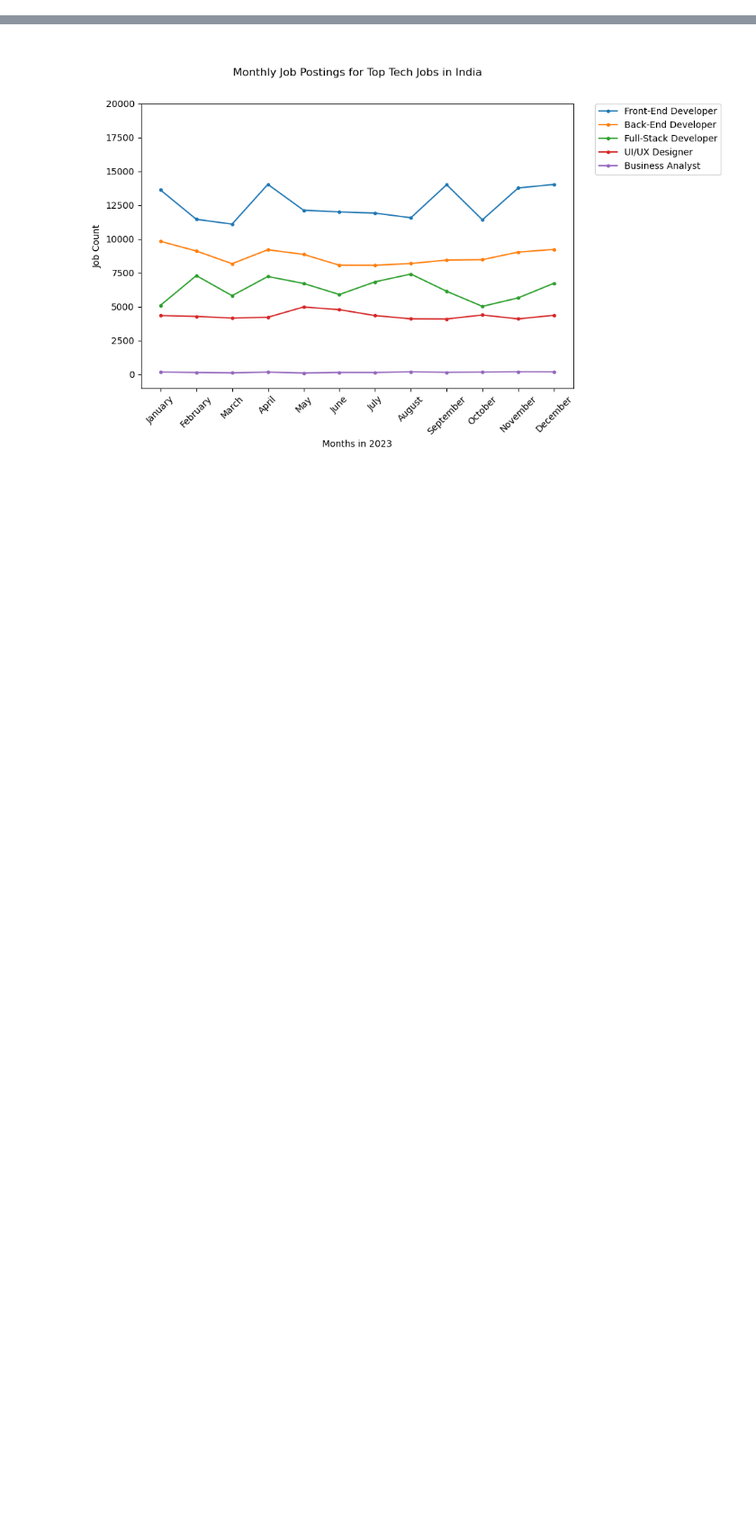
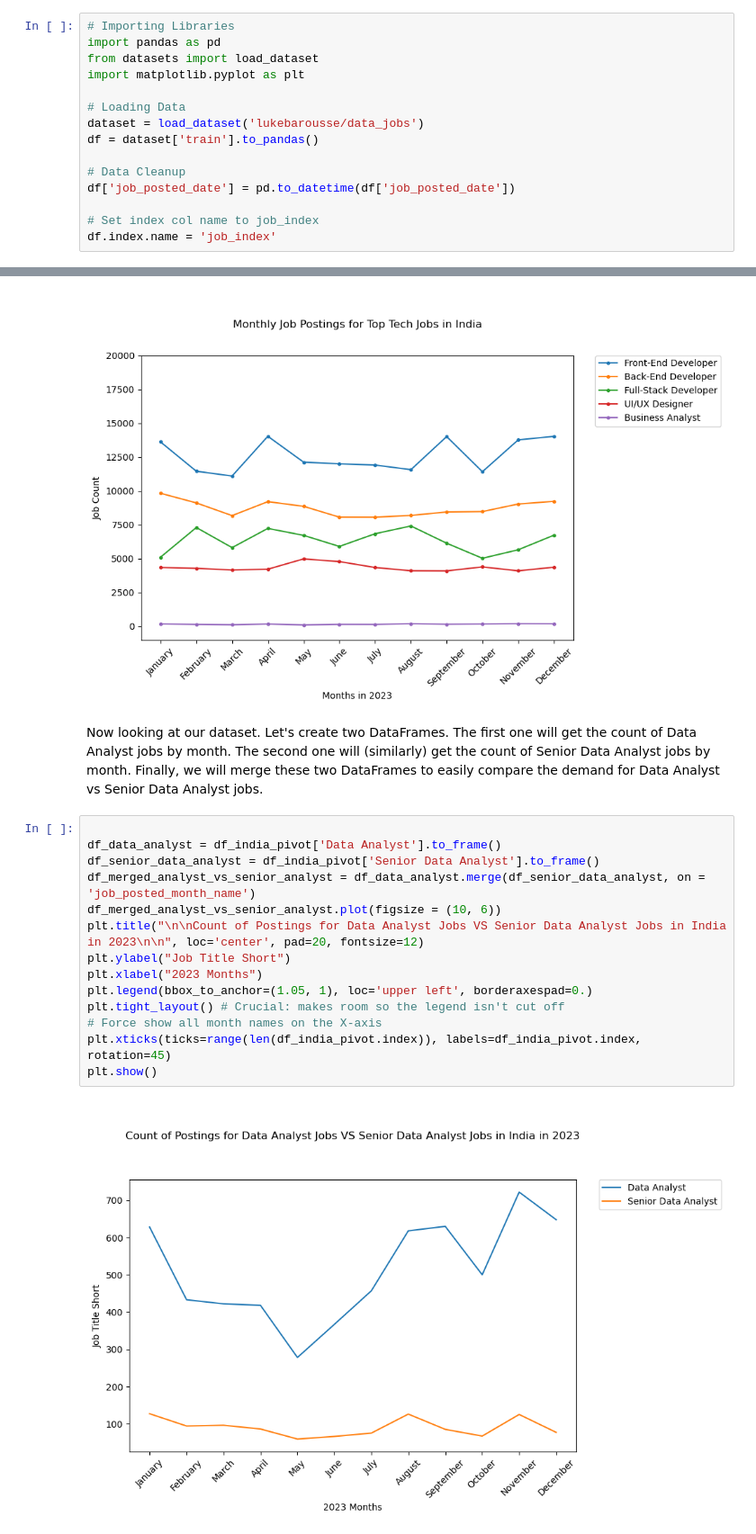
Before and after one commit to Sonu64/Data_Analytics, a Jupyter notebook: 02_Advanced/Pandas/merging.ipynb, the cells around one changed output, grey strips where cells are left out. Shown at 90% size. Cells and saved outputs as stored; diff of their text form; blank space fills up the shorter version.

Commit message:
Added One more Merging and Plotting Exercise for Data Analyst vs Senior Data Analyst Jobs. Also put a plot picture in Result_Pictures folder

```diff
--- a/02_Advanced/Pandas/merging.ipynb
+++ b/02_Advanced/Pandas/merging.ipynb
@@ -1,3 +1,18 @@
+# %%
+# Importing Libraries
+import pandas as pd
+from datasets import load_dataset
+import matplotlib.pyplot as plt
+
+# Loading Data
+dataset = load_dataset('lukebarousse/data_jobs')
+df = dataset['train'].to_pandas()
+
+# Data Cleanup
+df['job_posted_date'] = pd.to_datetime(df['job_posted_date'])
+
+# Set index col name to job_index
+df.index.name = 'job_index'
 # %%
 """ Finding count of all Data Job Postings in India """
 
@@ -44,3 +59,24 @@ plt.xticks(ticks=range(len(df_india_pivot.index)), labels=df_india_pivot.index,
 plt.show()
 # %% [output]
 [figure]
+# %% [markdown]
+Now looking at our dataset. Let's create two DataFrames.
+The first one will get the count of Data Analyst jobs by month.
+The second one will (similarly) get the count of Senior Data Analyst jobs by month.
+Finally, we will merge these two DataFrames to easily compare the demand for Data Analyst vs Senior Data Analyst jobs.
+# %%
+
+df_data_analyst = df_india_pivot['Data Analyst'].to_frame()
+df_senior_data_analyst = df_india_pivot['Senior Data Analyst'].to_frame()
+df_merged_analyst_vs_senior_analyst = df_data_analyst.merge(df_senior_data_analyst, on = 'job_posted_month_name')
+df_merged_analyst_vs_senior_analyst.plot(figsize = (10, 6))
+plt.title("\n\nCount of Postings for Data Analyst Jobs VS Senior Data Analyst Jobs in India in 2023\n\n", loc='center', pad=20, fontsize=12)
+plt.ylabel("Job Title Short")
+plt.xlabel("2023 Months")
+plt.legend(bbox_to_anchor=(1.05, 1), loc='upper left', borderaxespad=0.)
+plt.tight_layout() # Crucial: makes room so the legend isn't cut off
+# Force show all month names on the X-axis
+plt.xticks(ticks=range(len(df_india_pivot.index)), labels=df_india_pivot.index, rotation=45)
+plt.show()
+# %% [output]
+[figure, added]
```
Also changed, not shown: 1 other file.
